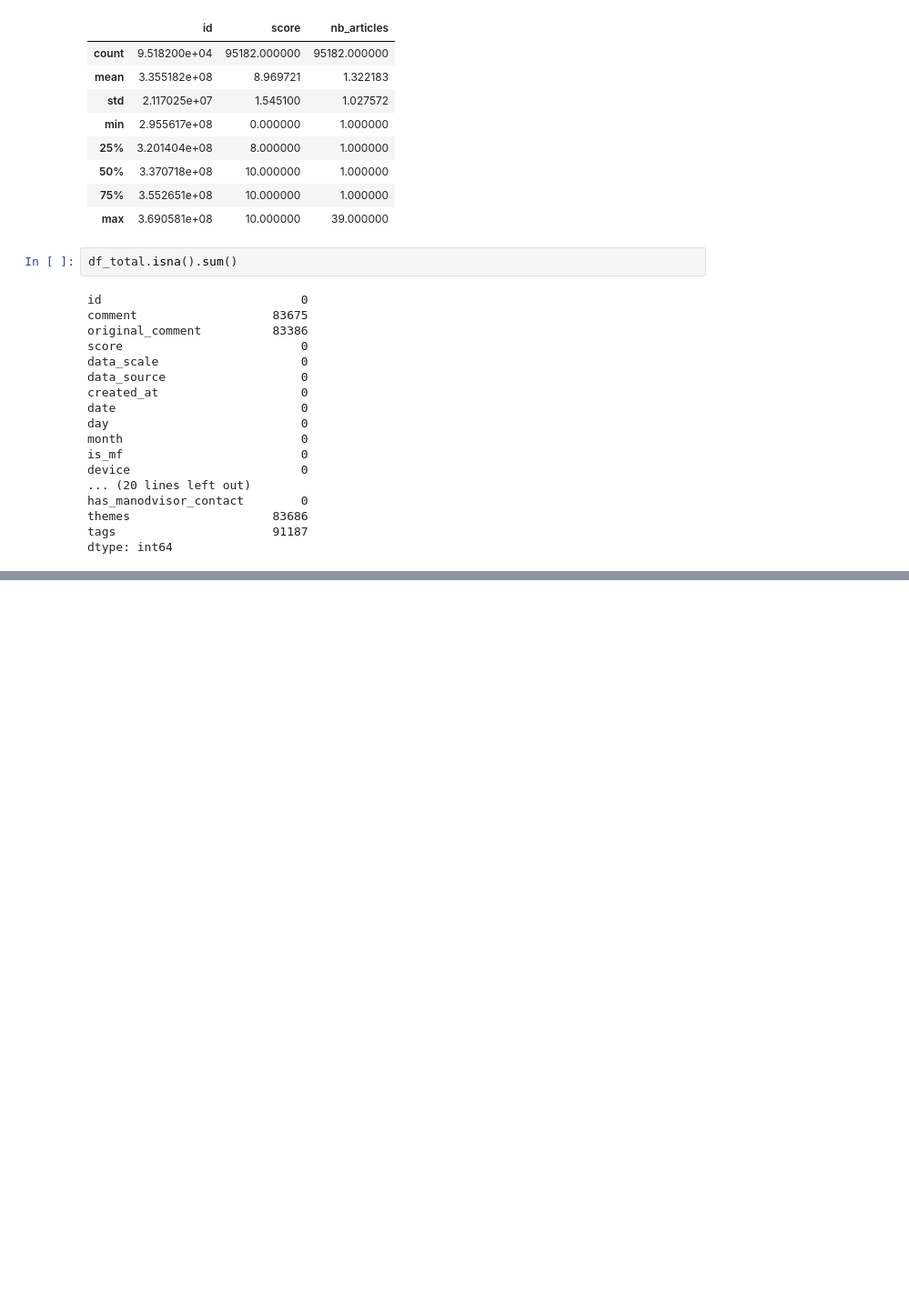
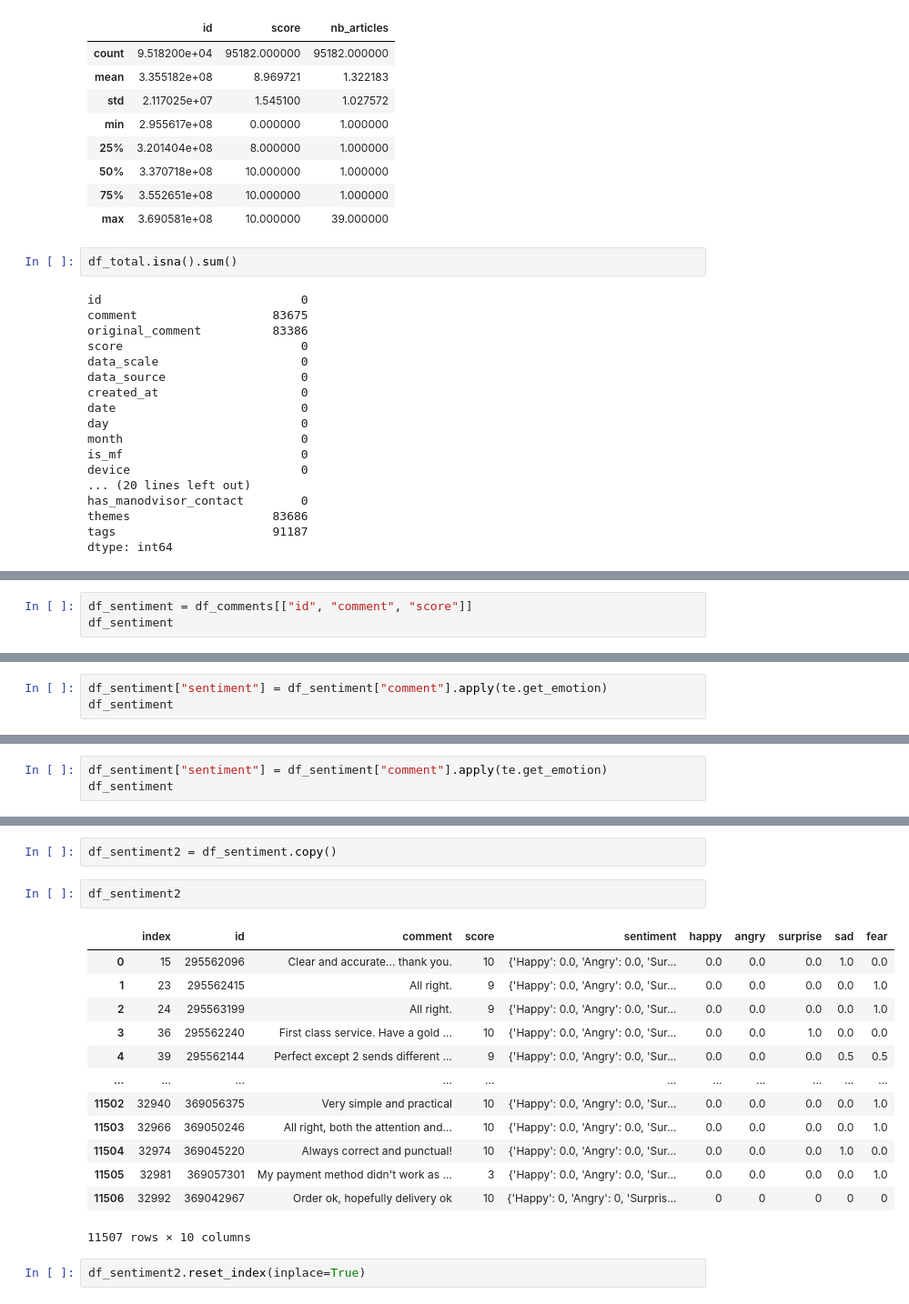
Before and after one commit to CathieLC/Happy_four_friends, a Jupyter notebook: Bérenger/Data exploration.ipynb, the cells around one changed output, grey strips where cells are left out. Shown at 91% size. Drawn from its saved outputs; the diff is of its cells as text; blank space fills up the shorter version.

```diff
--- a/Bérenger/Data exploration.ipynb
+++ b/Bérenger/Data exploration.ipynb
@@ -138,0 +257,3 @@ df_total.describe()
+# %%
+df_sentiment = df_comments[["id", "comment", "score"]]
+df_sentiment
@@ -138,0 +282,3 @@ df_total.describe()
+# %%
+df_sentiment["sentiment"] = df_sentiment["comment"].apply(te.get_emotion)
+df_sentiment
@@ -138,0 +320,3 @@ df_total.describe()
+# %%
+df_sentiment["sentiment"] = df_sentiment["comment"].apply(te.get_emotion)
+df_sentiment
@@ -138,0 +358,20 @@ df_total.describe()
+# %%
+df_sentiment2 = df_sentiment.copy()
+# %%
+df_sentiment2
+# %% [output]
+|  | index | id | comment | score | sentiment | happy | angry | surprise | sad | fear |
+| 0 | 15 | 295562096 | Clear and accurate... thank you. | 10 | {'Happy': 0.0, 'Angry': 0.0, 'Sur... | 0.0 | 0.0 | 0.0 | 1.0 | 0.0 |
+| 1 | 23 | 295562415 | All right. | 9 | {'Happy': 0.0, 'Angry': 0.0, 'Sur... | 0.0 | 0.0 | 0.0 | 0.0 | 1.0 |
+| 2 | 24 | 295563199 | All right. | 9 | {'Happy': 0.0, 'Angry': 0.0, 'Sur... | 0.0 | 0.0 | 0.0 | 0.0 | 1.0 |
+| 3 | 36 | 295562240 | First class service. Have a gold ... | 10 | {'Happy': 0.0, 'Angry': 0.0, 'Sur... | 0.0 | 0.0 | 1.0 | 0.0 | 0.0 |
+| 4 | 39 | 295562144 | Perfect except 2 sends different ... | 9 | {'Happy': 0.0, 'Angry': 0.0, 'Sur... | 0.0 | 0.0 | 0.0 | 0.5 | 0.5 |
+| ... | ... | ... | ... | ... | ... | ... | ... | ... | ... | ... |
+| 11502 | 32940 | 369056375 | Very simple and practical | 10 | {'Happy': 0.0, 'Angry': 0.0, 'Sur... | 0.0 | 0.0 | 0.0 | 0.0 | 1.0 |
+| 11503 | 32966 | 369050246 | All right, both the attention and... | 10 | {'Happy': 0.0, 'Angry': 0.0, 'Sur... | 0.0 | 0.0 | 0.0 | 0.0 | 1.0 |
+| 11504 | 32974 | 369045220 | Always correct and punctual! | 10 | {'Happy': 0.0, 'Angry': 0.0, 'Sur... | 0.0 | 0.0 | 0.0 | 1.0 | 0.0 |
+| 11505 | 32981 | 369057301 | My payment method didn't work as ... | 3 | {'Happy': 0.0, 'Angry': 0.0, 'Sur... | 0.0 | 0.0 | 0.0 | 0.0 | 1.0 |
+| 11506 | 32992 | 369042967 | Order ok, hopefully delivery ok | 10 | {'Happy': 0, 'Angry': 0, 'Surpris... | 0 | 0 | 0 | 0 | 0 |
+11507 rows × 10 columns
+# %%
+df_sentiment2.reset_index(inplace=True)
```
Also changed, not shown: parts of 29 cells of this notebook.
